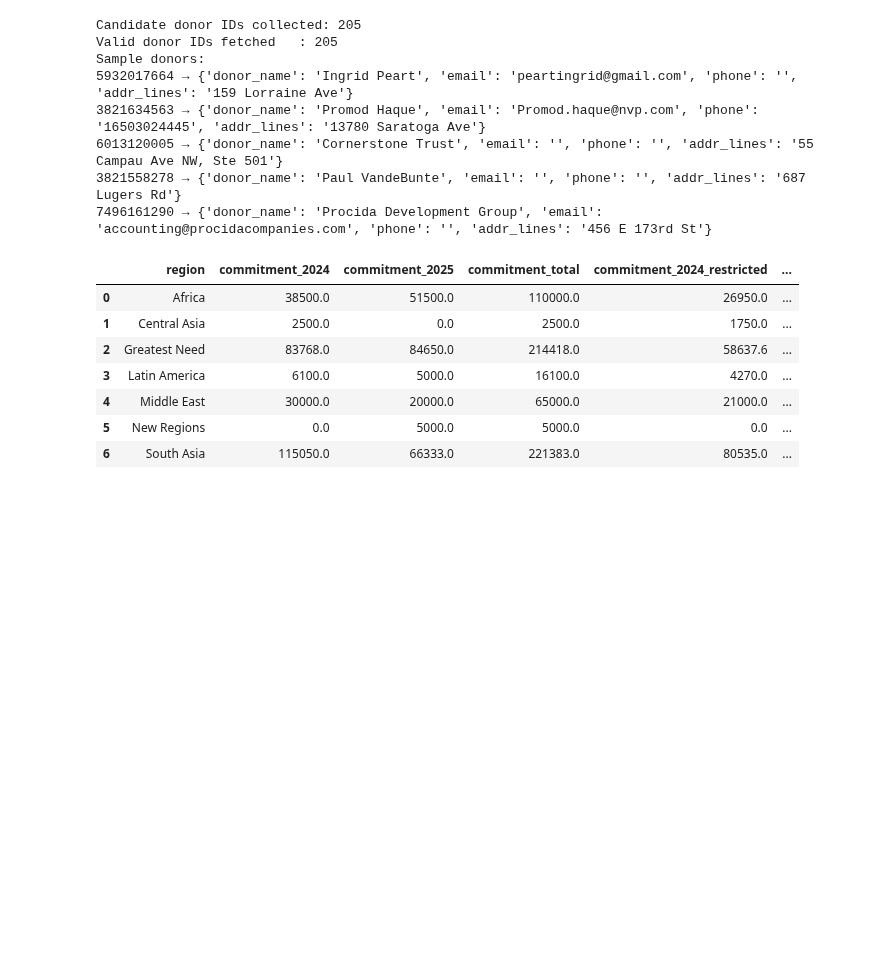
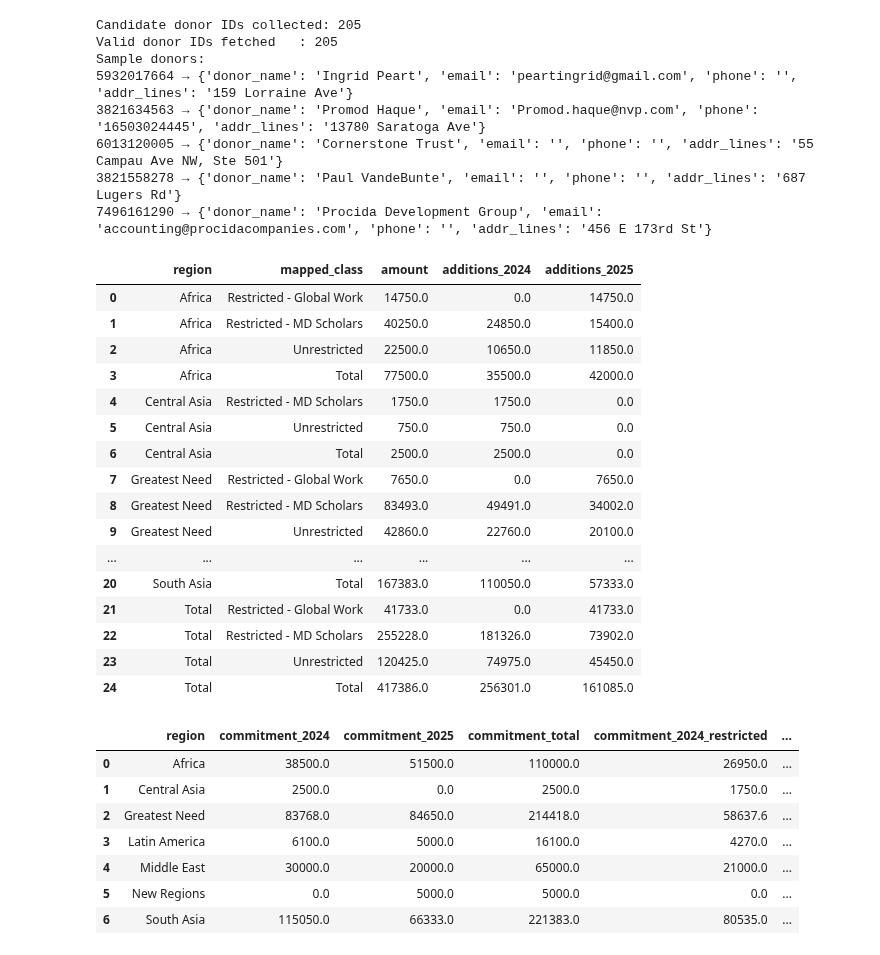
Before and after one commit to mattmeccadata/motb-reporting, a Jupyter notebook: motb-reporting.ipynb, the cells around one changed output. Drawn from its saved outputs; the diff is of its cells as text; code cells hidden in the pictures; blank space fills up the shorter version.

```diff
--- a/motb-reporting.ipynb
+++ b/motb-reporting.ipynb
@@ -408,12 +408,6 @@ Sample donors:
 3821558278 → {'donor_name': 'Paul VandeBunte', 'email': '', 'phone': '', 'addr_lines': '687 Lugers Rd'}
 7496161290 → {'donor_name': 'Procida Development Group', 'email': 'accounting@procidacompanies.com', 'phone': '', 'addr_lines': '456 E 173rd St'}
 # %%
-all_gifts_df = pd.concat([gifts25_df, gifts_old_df], ignore_index=True)
-gift_amount_by_id = dict(zip(all_gifts_df["gift_id"], all_gifts_df["amount"]))
-gift_gl_by_id = dict(zip(all_gifts_df["gift_id"], all_gifts_df["gl_account"]))
-gift_group_by_id = dict(zip(all_gifts_df["gift_id"], all_gifts_df["group_title"]))
-gift_mapped_class_by_id = dict(zip(all_gifts_df["gift_id"], all_gifts_df["mapped_class"]))
-
 def summarize_region_gifts(pledges_df):
     rows = []
     for _, p in pledges_df.iterrows():
@@ -421,97 +415,101 @@ def summarize_region_gifts(pledges_df):
         g_ids = p.get("linked_gift_ids") or []
         for gid in g_ids:
             amt = float(gift_amount_by_id.get(gid, 0.0))
-            gl  = (gift_gl_by_id.get(gid, "") or "").strip()
-            bucket = "Restricted" if gl == "4040 - Contributions Restricted" else "Unrestricted"
             grp = (gift_group_by_id.get(gid) or "").strip()
             a24 = amt if grp == "2024 Gifts" else 0.0
             a25 = amt if grp == "2025 Gifts" else 0.0
-            mapped_class = (gift_mapped_class_by_id.get(gid) or "").strip() if grp == "2025 Gifts" else "Restricted - MD Scholars"
+            mapped_class = (gift_mapped_class_by_id.get(gid) or "").strip()
 
             rows.append({
                 "region": region,
-                "bucket": bucket,
                 "mapped_class": mapped_class,
                 "amount": amt,
                 "additions_2024": a24,
                 "additions_2025": a25,
             })
+
+    cols = ["region", "mapped_class", "amount", "additions_2024", "additions_2025"]
     detail = pd.DataFrame(rows)
     if detail.empty:
-        cols = ["region","bucket","mapped_class","amount","additions_2024","additions_2025"]
-        return pd.DataFrame(columns=cols), pd.DataFrame(columns=cols)
+        return pd.DataFrame(columns=cols)
 
-        # Collapse to region x mapped_class x bucket
-    detail = (
+    # 1) Base grain: one row per (region, mapped_class)
+    by_region_class = (
         detail
-        .groupby(["region", "mapped_class", "bucket"], dropna=False, as_index=False)
-        [["amount", "additions_2024", "additions_2025"]]
+        .groupby(["region", "mapped_class"], dropna=False, as_index=False)[["amount","additions_2024","additions_2025"]]
         .sum()
     )
 
-    # Per-region+class totals (bucket='Total')
-    per_reg_class_totals = (
-        detail
-        .groupby(["region", "mapped_class"], as_index=False)[["amount", "additions_2024", "additions_2025"]]
+    # 2) Per-region total (mapped_class="Total")
+    per_region_total = (
+        by_region_class
+        .groupby("region", as_index=False)[["amount","additions_2024","additions_2025"]]
         .sum()
-        .assign(bucket="Total")
+        .assign(mapped_class="Total")
     )
 
-    cols = ["region", "mapped_class", "bucket", "amount", "additions_2024", "additions_2025"]
-
-    # Combine so each region+class shows its 'Total' row above its drill-down rows
-    combined = pd.concat([per_reg_class_totals[cols], detail[cols]], ignore_index=True)
-
-    # 'Total' region: per-class breakdown (keeps bucket split) …
+    # 3) "Total" region broken out by mapped_class
     total_region_by_class = (
-        detail
-        .groupby(["mapped_class", "bucket"], as_index=False)[["amount", "additions_2024", "additions_2025"]]
+        by_region_class
+        .groupby("mapped_class", as_index=False)[["amount","additions_2024","additions_2025"]]
         .sum()
         .assign(region="Total")
-    )[["region", "mapped_class", "bucket", "amount", "additions_2024", "additions_2025"]]
+    )[cols]
 
-    # …and a single grand-total row (region='Total', mapped_class='Total', bucket='Total')
+    # 4) Single grand total row (region="Total", mapped_class="Total")
     grand_total = (
-        combined[["amount", "additions_2024", "additions_2025"]]
+        by_region_class[["amount","additions_2024","additions_2025"]]
         .sum()
         .to_frame().T
-        .assign(region="Total", mapped_class="Total", bucket="Total")
+        .assign(region="Total", mapped_class="Total")
     )[cols]
 
-    final_df = pd.concat([combined, total_region_by_class, grand_total], ignore_index=True)
+    # Combine all parts
+    final_df = pd.concat(
+        [by_region_class, per_region_total, total_region_by_class, grand_total],
+        ignore_index=True
+    )[cols]
 
-    # Order buckets so 'Total' shows first within each (region, mapped_class)
-    bucket_cat = pd.api.types.CategoricalDtype(["Total", "Unrestricted", "Restricted"], ordered=True)
-    final_df["bucket"] = final_df["bucket"].astype(bucket_cat)
-
-    # Optional: make 'Total' mapped_class appear last within each region in the overall sort
-    # (we still keep bucket='Total' first within each group due to the categorical above)
+    # Order mapped_class so "Total" appears last within each region
     mapped_classes = [mc for mc in final_df["mapped_class"].dropna().unique() if mc != "Total"]
     mapped_classes.sort()
     mapped_classes.append("Total")
     final_df["mapped_class"] = pd.Categorical(final_df["mapped_class"], categories=mapped_classes, ordered=True)
 
-    # Push the 'Total' region to the bottom using a helper column, keep stable order elsewhere
+    # Push the "Total" region to the bottom; stable sort by region then mapped_class
     final_df["_is_total_region"] = final_df["region"].eq("Total")
     final_df = (
         final_df
-        .sort_values(by=["region", "mapped_class", "bucket"], kind="stable")
-        .sort_values(by=["_is_total_region"], kind="stable")
+        .sort_values(["region", "mapped_class"], kind="stable")
+        .sort_values(["_is_total_region"], kind="stable")
         .drop(columns="_is_total_region")
+        .reset_index(drop=True)
     )
 
     return final_df
 
 
 # === usage ===
 region_rev_breakdown = summarize_region_gifts(pledges_df)
-
-# # If you just want to preview the first few lines by region:
-# (region_rev_breakdown
-#  .groupby("region", group_keys=True)
-#  .apply(lambda g: g.sort_values("bucket"))
-#  .reset_index(drop=True)
-#  .head(25))
+region_rev_breakdown.groupby("region", group_keys=True).head(25)
+# %% [output]
+|  | region | mapped_class | amount | additions_2024 | additions_2025 |
+| 0 | Africa | Restricted - Global Work | 14750.0 | 0.0 | 14750.0 |
+| 1 | Africa | Restricted - MD Scholars | 40250.0 | 24850.0 | 15400.0 |
+| 2 | Africa | Unrestricted | 22500.0 | 10650.0 | 11850.0 |
+| 3 | Africa | Total | 77500.0 | 35500.0 | 42000.0 |
+| 4 | Central Asia | Restricted - MD Scholars | 1750.0 | 1750.0 | 0.0 |
+| 5 | Central Asia | Unrestricted | 750.0 | 750.0 | 0.0 |
+| 6 | Central Asia | Total | 2500.0 | 2500.0 | 0.0 |
+| 7 | Greatest Need | Restricted - Global Work | 7650.0 | 0.0 | 7650.0 |
+| 8 | Greatest Need | Restricted - MD Scholars | 83493.0 | 49491.0 | 34002.0 |
+| 9 | Greatest Need | Unrestricted | 42860.0 | 22760.0 | 20100.0 |
+| ... | ... | ... | ... | ... | ... |
+| 20 | South Asia | Total | 167383.0 | 110050.0 | 57333.0 |
+| 21 | Total | Restricted - Global Work | 41733.0 | 0.0 | 41733.0 |
+| 22 | Total | Restricted - MD Scholars | 255228.0 | 181326.0 | 73902.0 |
+| 23 | Total | Unrestricted | 120425.0 | 74975.0 | 45450.0 |
+| 24 | Total | Total | 417386.0 | 256301.0 | 161085.0 |
 # %%
 def compute_commitments(df: pd.DataFrame):
     def is_3yr(s): return bool(s) and ("3-year" in s.lower() or "3 year" in s.lower())
```
Also changed, not shown: parts of 1 cell of this notebook.
